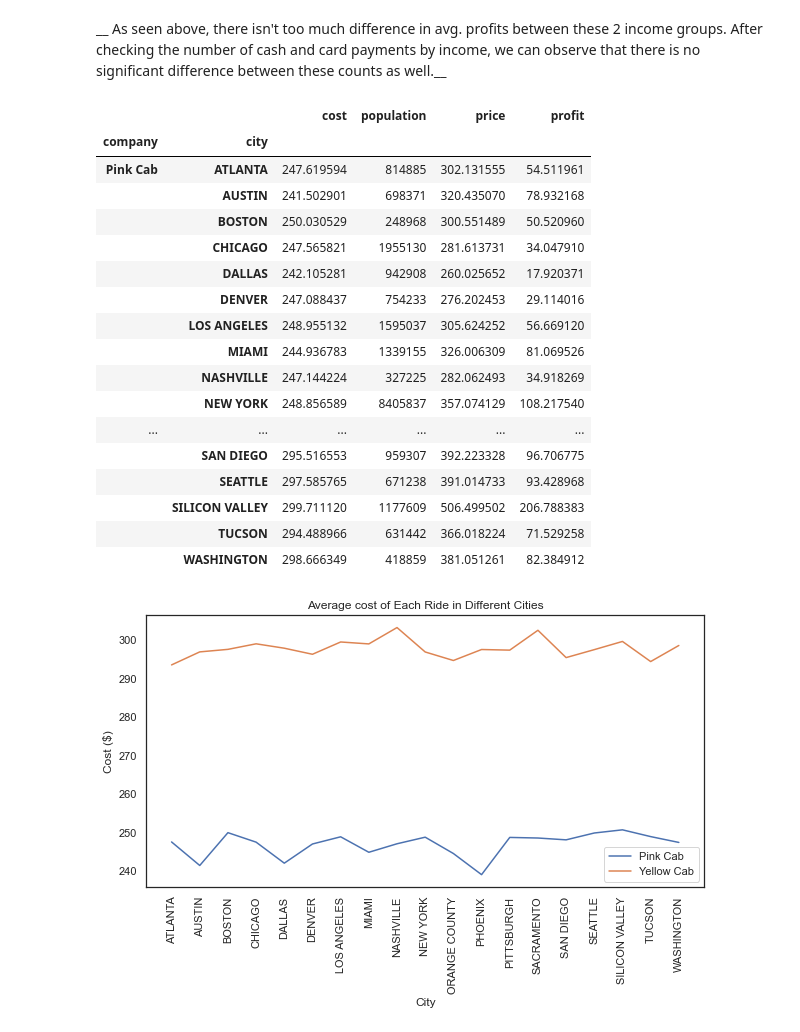
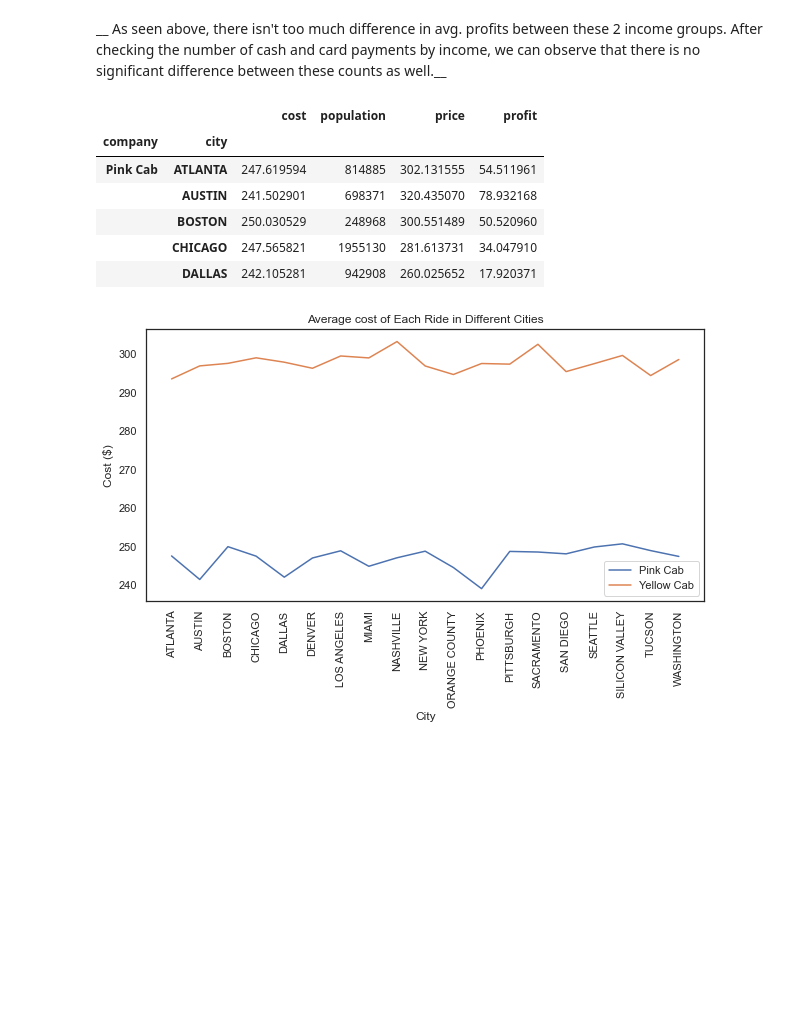
Before and after one commit to udbhavbalaji/G2M-Cab-Investment, a Jupyter notebook: G2M-EDA.ipynb, the cells around one changed output. Drawn from its saved outputs; the diff is of its cells as text; code cells hidden in the pictures; blank space fills up the shorter version.

```diff
--- a/G2M-EDA.ipynb
+++ b/G2M-EDA.ipynb
@@ -229,26 +211,15 @@ __ As seen above, there isn't too much difference in avg. profits between these
 # Now, let's try to analyze profit by city and therefore, poopulation too
 table = pd.pivot_table(df, values=['population','cost','price','profit'], index=['company','city'], aggfunc=np.mean)
 # %%
-table
+table.head()
 # %% [output]
 |  |  | cost | population | price | profit |
 | company | city |  |  |  |  |
 | Pink Cab | ATLANTA | 247.619594 | 814885 | 302.131555 | 54.511961 |
 |  | AUSTIN | 241.502901 | 698371 | 320.435070 | 78.932168 |
 |  | BOSTON | 250.030529 | 248968 | 300.551489 | 50.520960 |
 |  | CHICAGO | 247.565821 | 1955130 | 281.613731 | 34.047910 |
 |  | DALLAS | 242.105281 | 942908 | 260.025652 | 17.920371 |
-|  | DENVER | 247.088437 | 754233 | 276.202453 | 29.114016 |
-|  | LOS ANGELES | 248.955132 | 1595037 | 305.624252 | 56.669120 |
-|  | MIAMI | 244.936783 | 1339155 | 326.006309 | 81.069526 |
-|  | NASHVILLE | 247.144224 | 327225 | 282.062493 | 34.918269 |
-|  | NEW YORK | 248.856589 | 8405837 | 357.074129 | 108.217540 |
-| ... | ... | ... | ... | ... | ... |
-|  | SAN DIEGO | 295.516553 | 959307 | 392.223328 | 96.706775 |
-|  | SEATTLE | 297.585765 | 671238 | 391.014733 | 93.428968 |
-|  | SILICON VALLEY | 299.711120 | 1177609 | 506.499502 | 206.788383 |
-|  | TUCSON | 294.488966 | 631442 | 366.018224 | 71.529258 |
-|  | WASHINGTON | 298.666349 | 418859 | 381.051261 | 82.384912 |
 # %%
 # This function is used to plot a line plot using seaborn
 def line_plot(data, x, y, hue, title):
```
Also changed, not shown: parts of 16 cells of this notebook.
